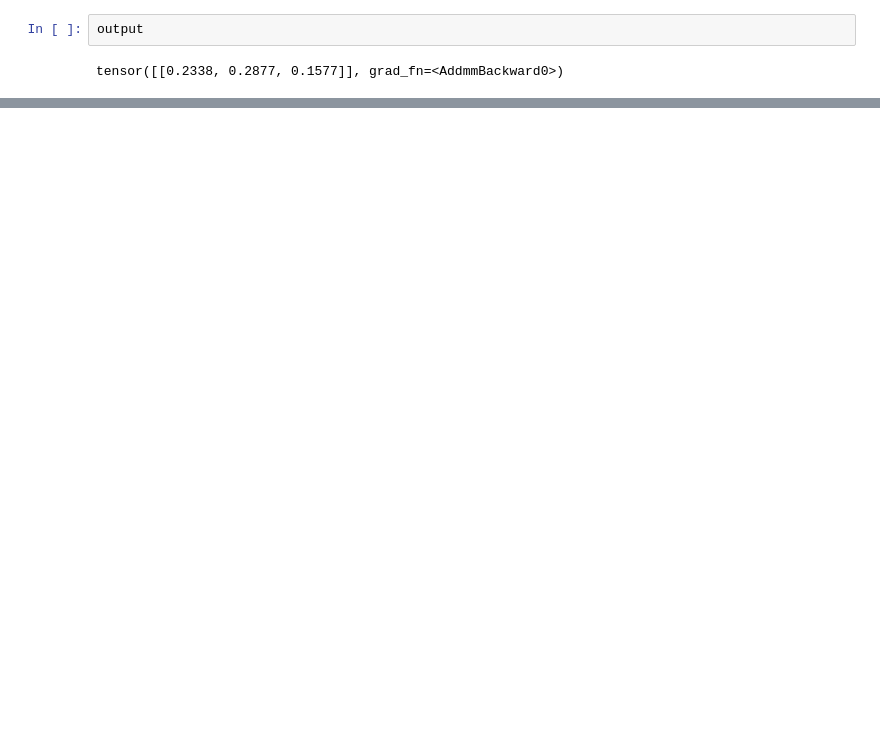
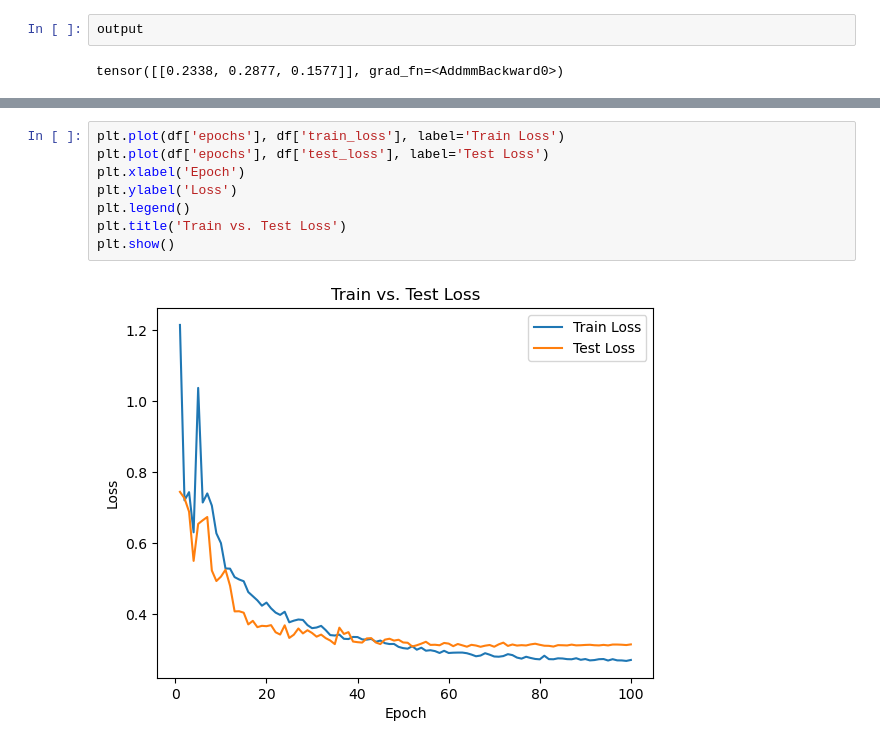
Before and after one commit to xFiveRivers/drum-classifier, a Jupyter notebook: _testing.ipynb, the cells around one changed output, grey strips where cells are left out. Saved outputs shown, nothing was run; the diff lists cells and outputs as text; blank space fills up the shorter version.

```diff
--- a/_testing.ipynb
+++ b/_testing.ipynb
@@ -309,0 +339,10 @@ tensor([[0.2338, 0.2877, 0.1577]], grad_fn=<AddmmBackward0>)
+# %%
+plt.plot(df['epochs'], df['train_loss'], label='Train Loss')
+plt.plot(df['epochs'], df['test_loss'], label='Test Loss')
+plt.xlabel('Epoch')
+plt.ylabel('Loss')
+plt.legend()
+plt.title('Train vs. Test Loss')
+plt.show()
+# %% [output]
+[figure, added]
```
Also changed, not shown: parts of 4 cells of this notebook, 4 other files.
